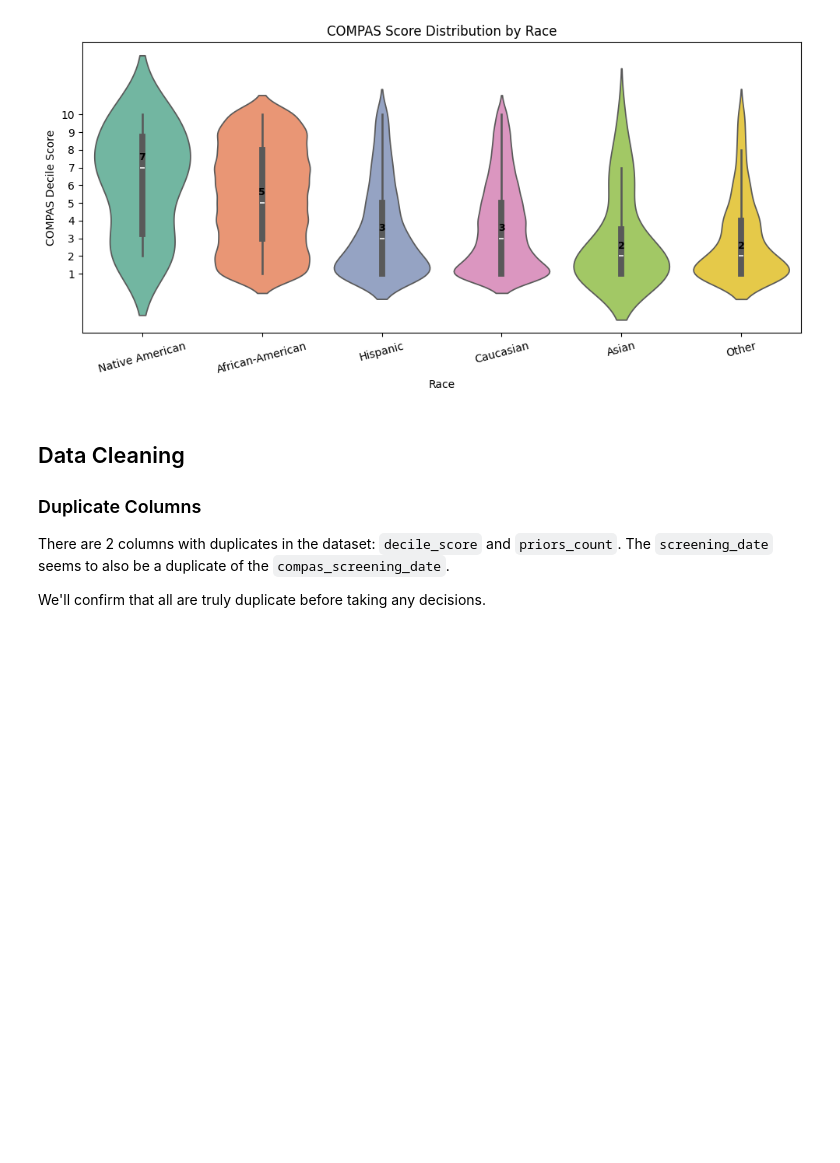
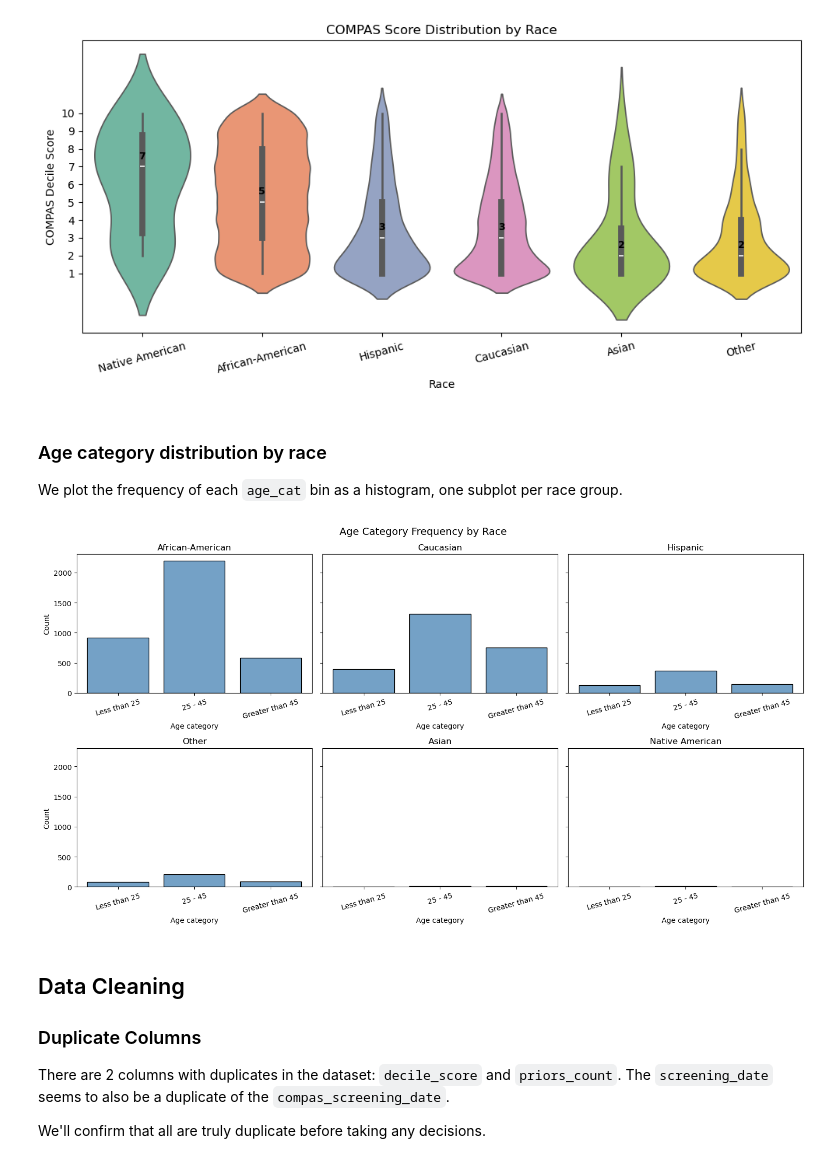
Before and after one commit to tiago-bd-oliveira/racial-bias-COMPAS, a Jupyter notebook: delivery2/pre_processing.ipynb, the cells around one changed output. Drawn from its saved outputs; the diff is of its cells as text; code cells hidden in the pictures; blank space fills up the shorter version.

```diff
--- a/delivery2/pre_processing.ipynb
+++ b/delivery2/pre_processing.ipynb
@@ -164,6 +164,42 @@ Passing `palette` without assigning `hue` is deprecated and will be removed in v
 
   sns.violinplot(
 [figure]
+# %% [markdown]
+### Age category distribution by race
+
+We plot the frequency of each `age_cat` bin as a histogram, one subplot per race group.
+# %%
+age_order = ['Less than 25', '25 - 45', 'Greater than 45']
+age_cat = pd.Categorical(df['age_cat'], categories=age_order, ordered=True)
+races = df['race'].value_counts().index.tolist()
+
+n = len(races)
+ncols = 3
+nrows = -(-n // ncols)  # ceil division
+
+fig, axes = plt.subplots(nrows, ncols, figsize=(5 * ncols, 4 * nrows), sharey=True)
+axes = axes.flatten()
+
+for ax, race in zip(axes, races):
+    mask = df['race'] == race
+    sns.histplot(
+        x=age_cat[mask], stat='count', shrink=0.8,
+        color='steelblue', ax=ax
+    )
+    ax.set_title(race)
+    ax.set_xlabel('Age category')
+    ax.set_ylabel('Count')
+    ax.tick_params(axis='x', rotation=15)
+
+# Hide any unused subplots
+for ax in axes[n:]:
+    ax.set_visible(False)
+
+fig.suptitle('Age Category Frequency by Race', fontsize=14)
+plt.tight_layout()
+plt.show()
+# %% [output]
+[figure, added]
 # %% [markdown]
 ## Data Cleaning
 
```
Also changed, not shown: parts of 1 cell of this notebook, 1 other file.
